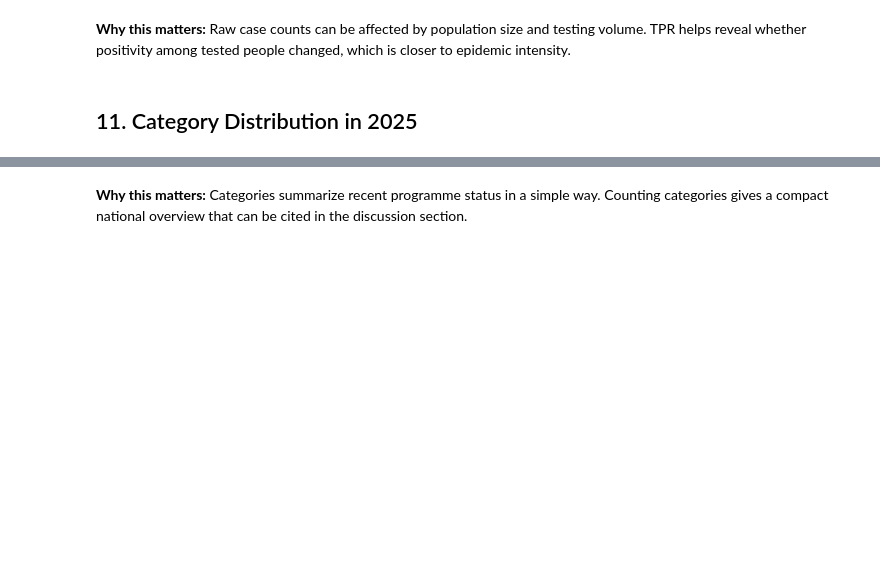
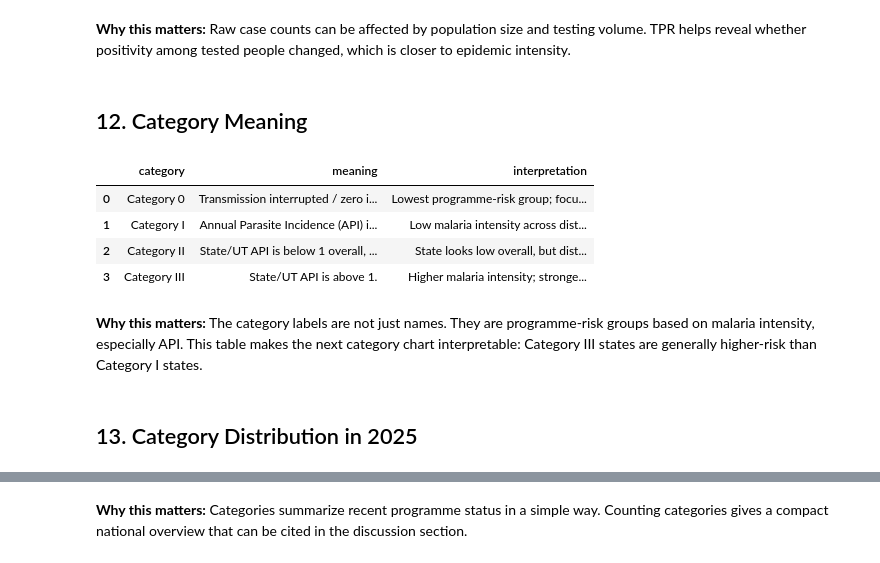
Before and after one commit to Akshitwadhwa/malaria-risk-project, a Jupyter notebook: notebooks/Compare_Recent_Epidemiological_Data.ipynb, the cells around one changed output, grey strips where cells are left out. Cells and saved outputs as stored; diff of their text form; code cells hidden in the pictures; blank space fills up the shorter version.

```diff
--- a/notebooks/Compare_Recent_Epidemiological_Data.ipynb
+++ b/notebooks/Compare_Recent_Epidemiological_Data.ipynb
@@ -428,7 +670,42 @@ display(top_tpr_decrease[["state", "tpr_2024", "tpr_2025", "tpr_change"]])
 # %% [markdown]
 **Why this matters:** Raw case counts can be affected by population size and testing volume. TPR helps reveal whether positivity among tested people changed, which is closer to epidemic intensity.
+# %% [markdown]
+## 12. Category Meaning
+# %%
+category_meaning = pd.DataFrame([
+    {
+        "category": "Category 0",
+        "meaning": "Transmission interrupted / zero indigenous malaria cases.",
+        "interpretation": "Lowest programme-risk group; focus is on preventing reintroduction.",
+    },
+    {
+        "category": "Category I",
+        "meaning": "Annual Parasite Incidence (API) is below 1 in all districts.",
+        "interpretation": "Low malaria intensity across districts.",
+    },
+    {
+        "category": "Category II",
+        "meaning": "State/UT API is below 1 overall, but at least one district has API above 1.",
+        "interpretation": "State looks low overall, but district-level hotspots remain important.",
+    },
+    {
+        "category": "Category III",
+        "meaning": "State/UT API is above 1.",
+        "interpretation": "Higher malaria intensity; stronger surveillance and control attention is needed.",
+    },
+])
+
+display(category_meaning)
+# %% [output]
+|  | category | meaning | interpretation |
+| 0 | Category 0 | Transmission interrupted / zero i... | Lowest programme-risk group; focu... |
+| 1 | Category I | Annual Parasite Incidence (API) i... | Low malaria intensity across dist... |
+| 2 | Category II | State/UT API is below 1 overall, ... | State looks low overall, but dist... |
+| 3 | Category III | State/UT API is above 1. | Higher malaria intensity; stronge... |
+# %% [markdown]
+**Why this matters:** The category labels are not just names. They are programme-risk groups based on malaria intensity, especially API. This table makes the next category chart interpretable: Category III states are generally higher-risk than Category I states.
 # %% [markdown]
-## 11. Category Distribution in 2025
+## 13. Category Distribution in 2025
 # %%
 category_counts = (
     epi_2025[epi_2025["state"] != "India"]
```
Also changed, not shown: parts of 23 cells of this notebook, 10 other files.
